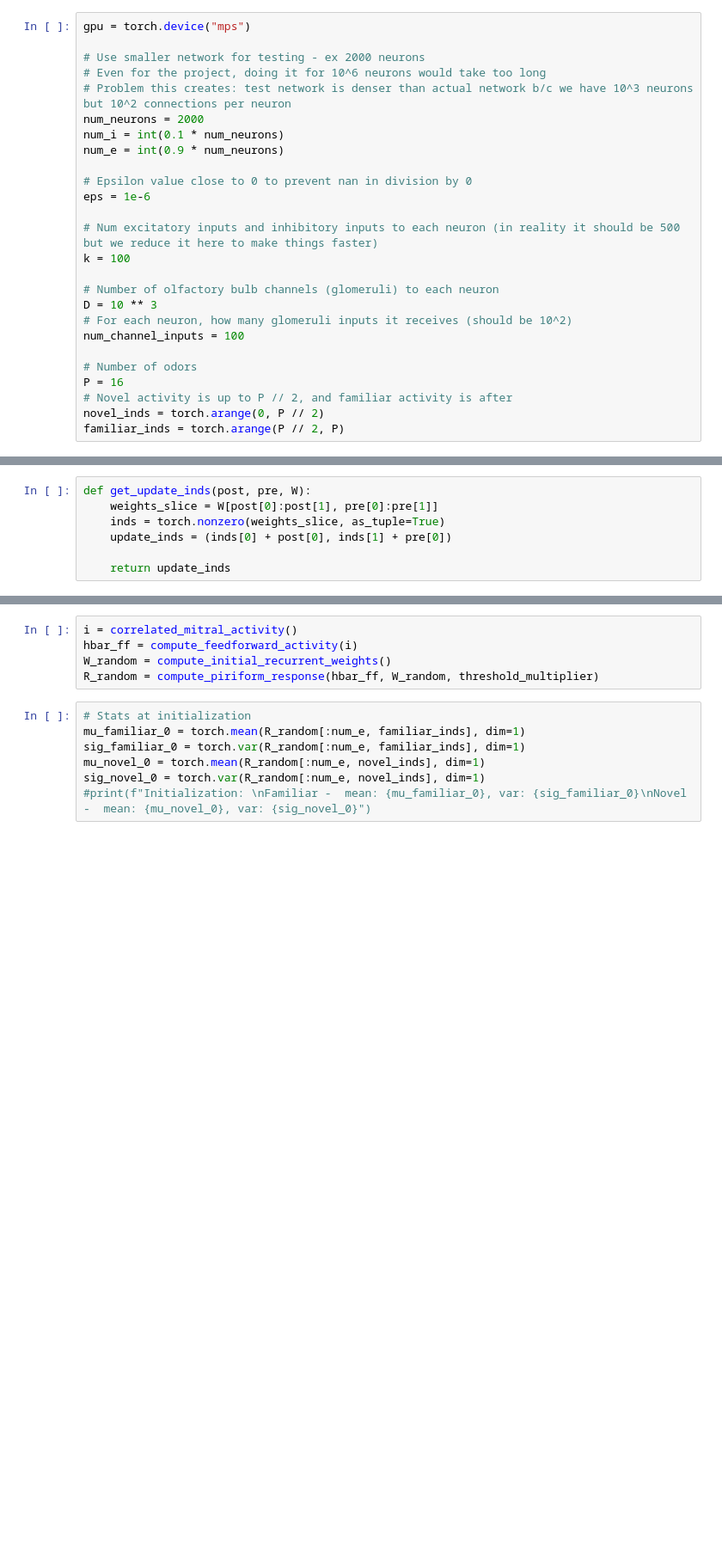
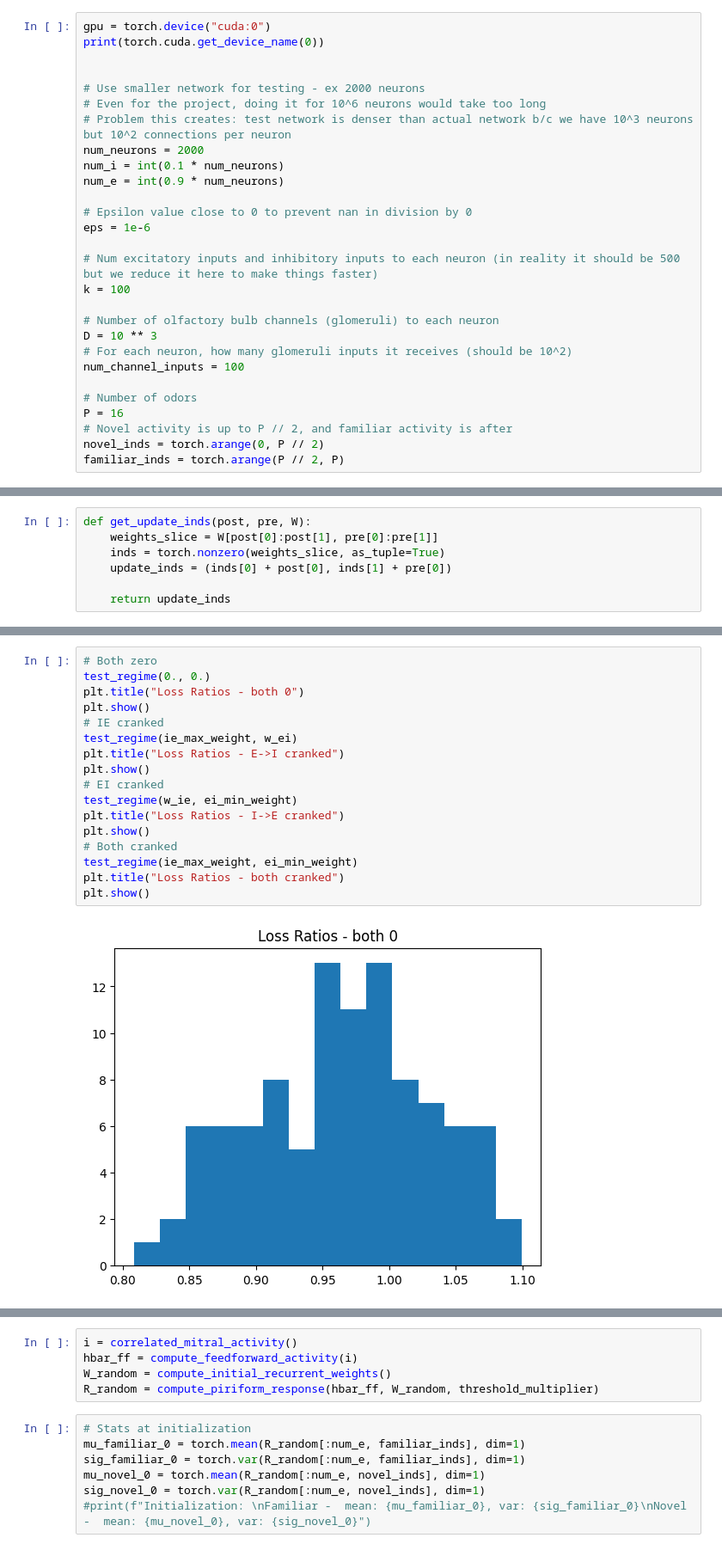
Before and after one commit to ArjunParthasarathy/Piriform-Cortex-Plasticity, a Jupyter notebook: ei_and_ie.ipynb, the cells around one changed output, grey strips where cells are left out. Shown at 86% size. Drawn from its saved outputs; the diff is of its cells as text; blank space fills up the shorter version.

Commit message:
CUDA support to joint training

```diff
--- a/ei_and_ie.ipynb
+++ b/ei_and_ie.ipynb
@@ -10,7 +10,9 @@ import numpy as np
 import scipy
 import matplotlib.pyplot as plt
 # %%
-gpu = torch.device("mps")
+gpu = torch.device("cuda:0")
+print(torch.cuda.get_device_name(0))
+
 
 # Use smaller network for testing - ex 2000 neurons
 # Even for the project, doing it for 10^6 neurons would take too long
@@ -431,0 +421,19 @@ def get_update_inds(post, pre, W):
+# %%
+# Both zero
+test_regime(0., 0.)
+plt.title("Loss Ratios - both 0")
+plt.show()
+# IE cranked
+test_regime(ie_max_weight, w_ei)
+plt.title("Loss Ratios - E->I cranked")
+plt.show()
+# EI cranked
+test_regime(w_ie, ei_min_weight)
+plt.title("Loss Ratios - I->E cranked")
+plt.show()
+# Both cranked
+test_regime(ie_max_weight, ei_min_weight)
+plt.title("Loss Ratios - both cranked")
+plt.show()
+# %% [output]
+[figure, added]
```
Also changed, not shown: parts of 12 cells of this notebook, 1 other file.
